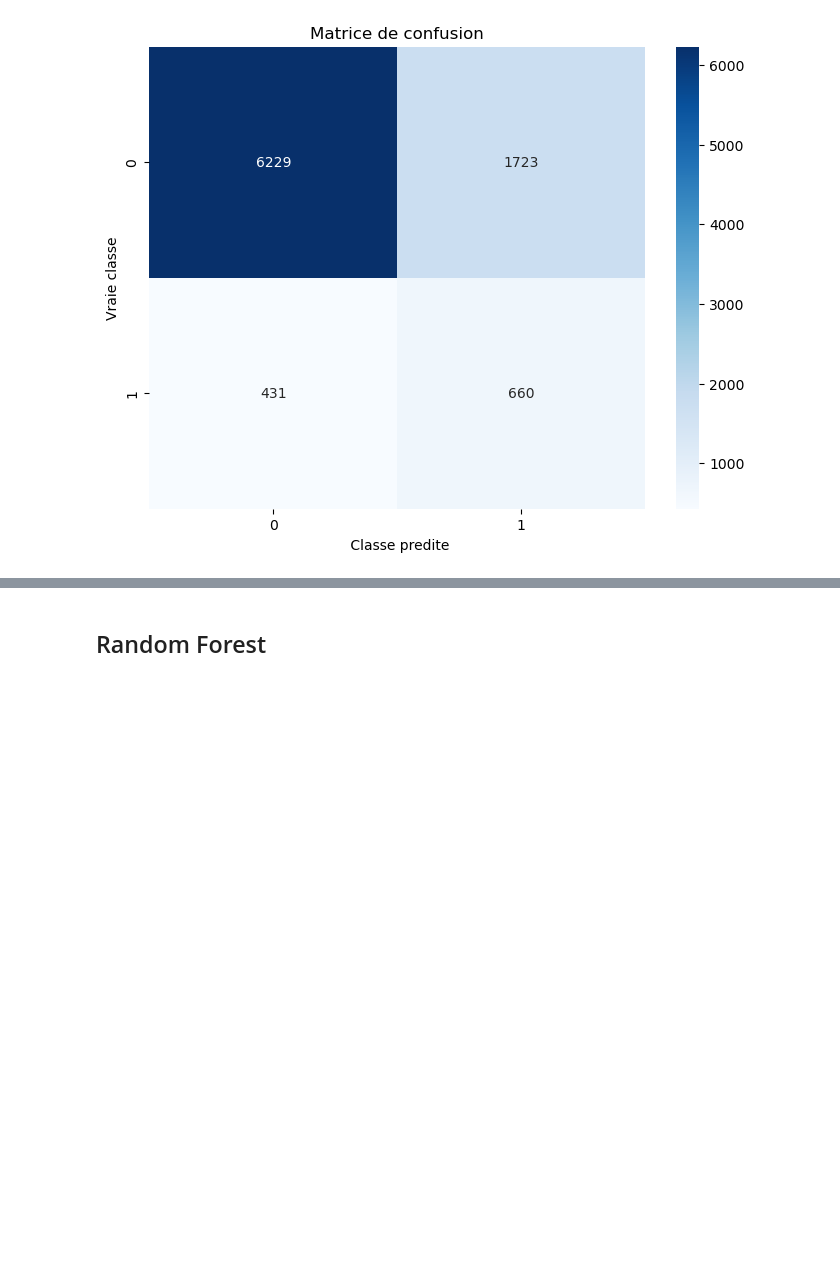
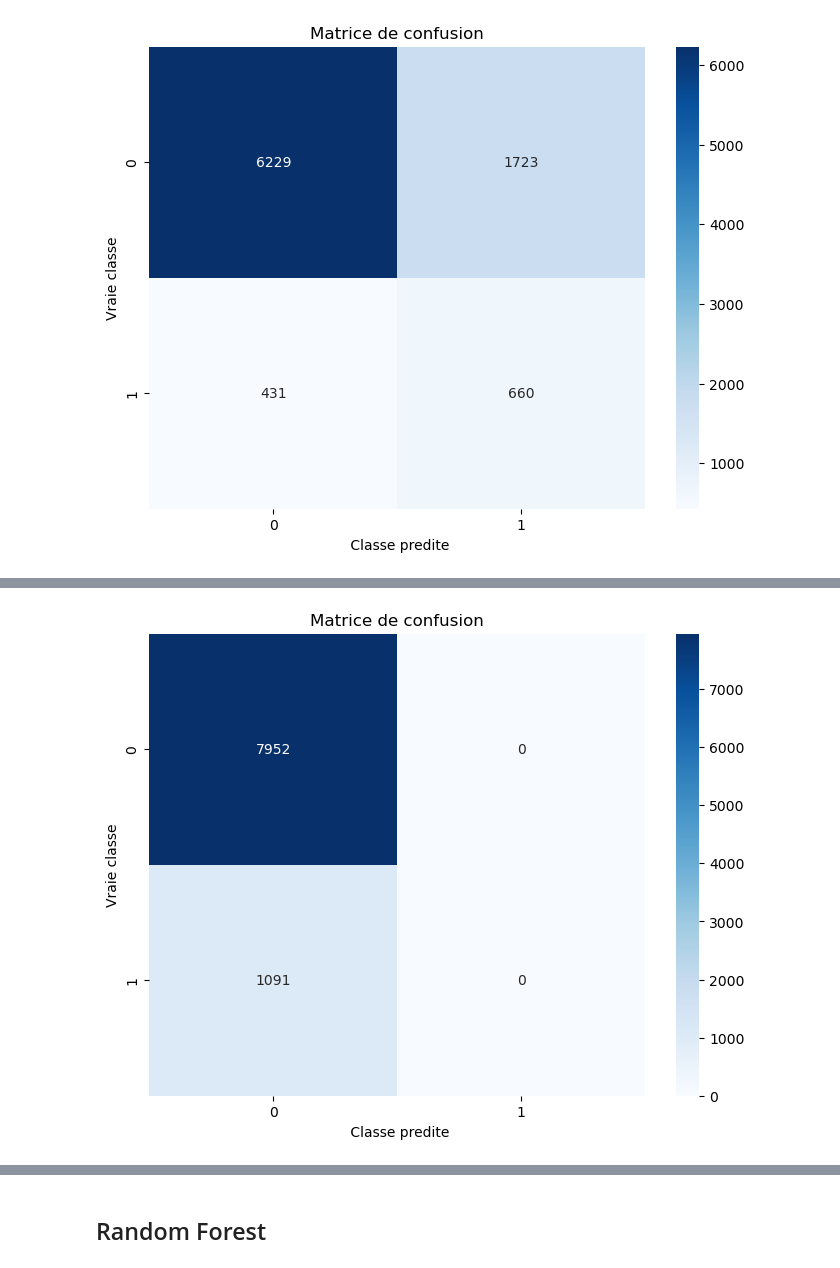
Before and after one commit to isaacprdnt/Bank-Marketing-Insights, a Jupyter notebook: 2_machine_learning.ipynb, the cells around one changed output, grey strips where cells are left out. Cells and saved outputs as stored; diff of their text form; code cells hidden in the pictures; blank space fills up the shorter version.

Commit message:
dummyclassifier, gridsearchCV, suite XGBoost

```diff
--- a/2_machine_learning.ipynb
+++ b/2_machine_learning.ipynb
@@ -1015,0 +957,12 @@ plt.show()
+# %%
+# DummyClassifier est un modele de référence qui prédit toujours la classe majoritaire.
+#Le Dummy Classifier est un modele trivial qui sert de basline pour évaluer la performance de notre modèle.
+# Si notre modèle fait mieux que le Dummy Classifier, cela signifie qu'il a appris des patterns utiles dans les données pour différencier les classes,
+# même si les données sont déséquilibrées.
+
+from sklearn.dummy import DummyClassifier
+
+
+dummy = DummyClassifier(strategy='most_frequent', random_state=42)
+dummy.fit(x_train, y_train)
+print("DummyClassifier entrainé")
@@ -1015,0 +971,4 @@ plt.show()
+# %%
+# Prédiction :
+y_pred_dummy_train = dummy.predict(x_train)
+y_pred_dummy_test = dummy.predict(x_test)
@@ -1015,0 +1007,12 @@ plt.show()
+# %%
+from sklearn.metrics import confusion_matrix
+
+cm = confusion_matrix (y_test, y_pred_dummy_test)
+plt.figure(figsize=(8,6))
+sns.heatmap(cm,annot=True,fmt='d',cmap ='Blues')
+plt.title('Matrice de confusion')
+plt.ylabel('Vraie classe')
+plt.xlabel(' Classe predite')
+plt.show()
+# %% [output]
+[figure, added]
```
Also changed, not shown: parts of 23 cells of this notebook.
